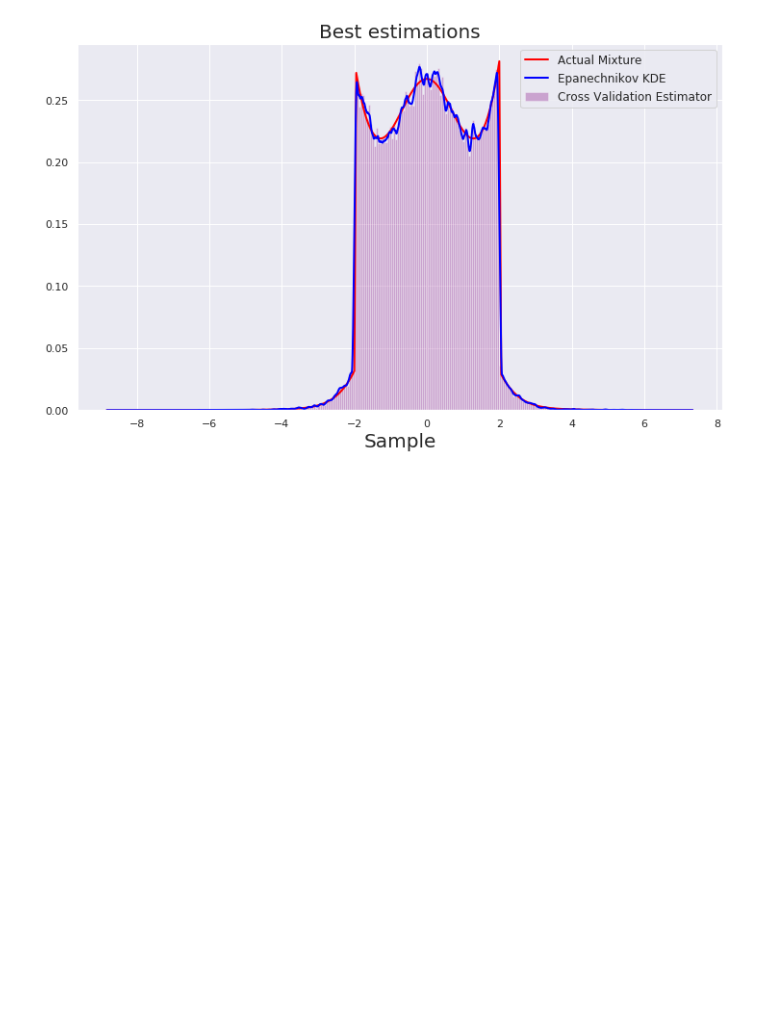
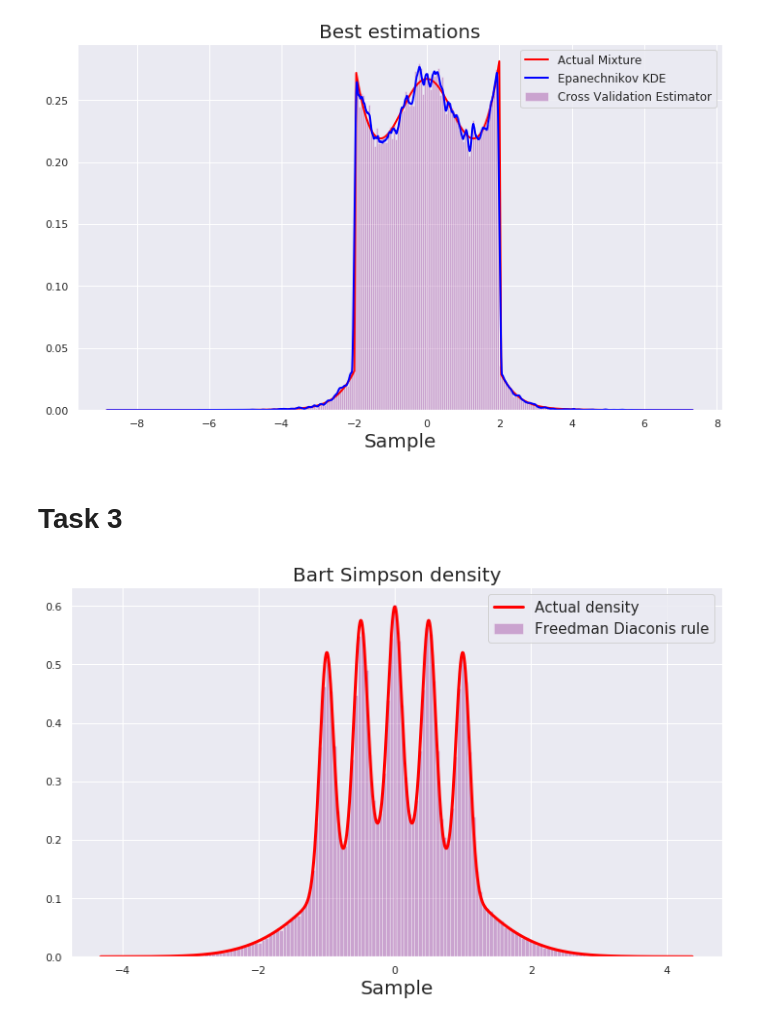
Before and after one commit to vitomania/ozon, a Jupyter notebook: stats/hw2/Solution2.ipynb, the cells around one changed output. Cells and saved outputs as stored; diff of their text form; code cells hidden in the pictures; blank space fills up the shorter version.

```diff
--- a/stats/hw2/Solution2.ipynb
+++ b/stats/hw2/Solution2.ipynb
@@ -300,3 +274,51 @@ ax.legend(fontsize=12)
 # fig.savefig("Images/Task2_4.png", dpi=300)
 # %% [output]
 [figure]
+# %% [markdown]
+# Task 3
+# %%
+def drawn_bs_mixture(n):
+    mixture = np.random.choice(6, n, p=[0.5, 0.1, 0.1, 0.1, 0.1, 0.1])
+
+    X = []
+    for i in range(n):
+        if mixture[i] == 0:
+            X.append(np.random.normal(0, 1))
+        elif mixture[i] == 1:
+            X.append(np.random.normal(-1, 1/10))
+        elif mixture[i] == 2:
+            X.append(np.random.normal(-1/2, 1/10))
+        elif mixture[i] == 3:
+            X.append(np.random.normal(0, 1/10))
+        elif mixture[i] == 4:
+            X.append(np.random.normal(1/2, 1/10))
+        else: #mixture[i] == 5
+            X.append(np.random.normal(1, 1/10))
+
+    return np.array(X)
+
+def bs_mixture(x):
+    sigma = 1 / 10
+    mixture = (
+        0.5 * (1 / np.sqrt((2 * np.pi))) * np.exp(-0.5 * x**2) +
+        0.1 * (1 / np.sqrt(2 * np.pi * sigma**2)) * np.exp(-0.5 * (x + 1)**2 / sigma**2) +
+        0.1 * (1 / np.sqrt(2 * np.pi * sigma**2)) * np.exp(-0.5 * (x + 0.5)**2 / sigma**2) +
+        0.1 * (1 / np.sqrt(2 * np.pi * sigma**2)) * np.exp(-0.5 * x**2 / sigma**2) +
+        0.1 * (1 / np.sqrt(2 * np.pi * sigma**2)) * np.exp(-0.5 * (x - 0.5)**2 / sigma**2) +
+        0.1 * (1 / np.sqrt(2 * np.pi * sigma**2)) * np.exp(-0.5 * (x - 1)**2 / sigma**2)
+    )
+
+    return mixture
+# %%
+X = np.sort(drawn_bs_mixture(n=100000))
+# %%
+fig, ax = plt.subplots(1, 1, figsize=(12, 7))
+
+_ = ax.hist(X, bins="fd", density=True, color="purple", alpha=0.3, label="Freedman Diaconis rule")
+ax.plot(X, bs_mixture(X), label="Actual density", color="red", linewidth=3)
+ax.set_xlabel("Sample", fontsize=20)
+ax.set_title("Bart Simpson density", fontsize=20)
+ax.legend(fontsize=15)
+# fig.savefig("Images/Task3_1.png", dpi=200)
+# %% [output]
+[figure, added]
```
Also changed, not shown: parts of 14 cells of this notebook, 20 other files.
